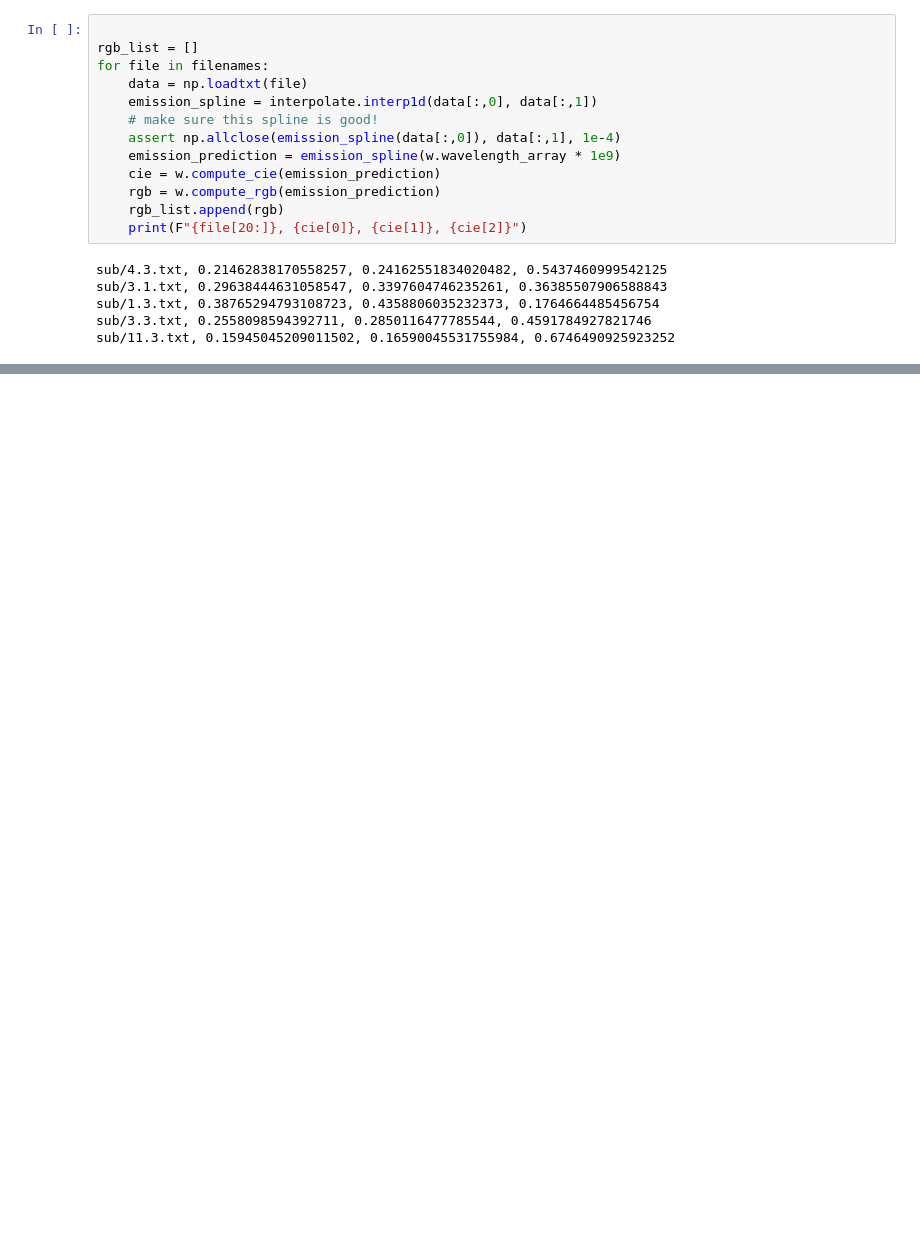
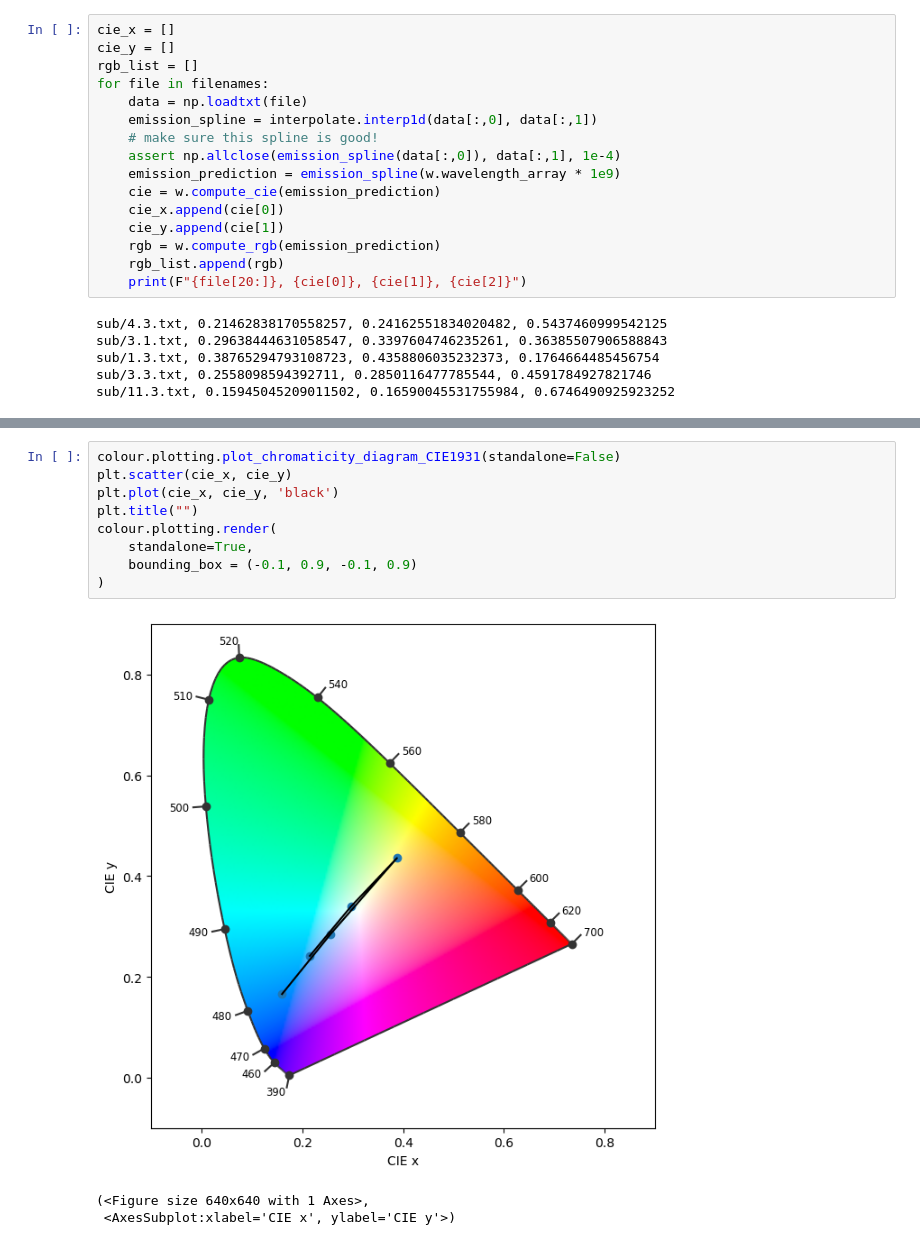
Before and after one commit to FoleyLab/wptherml, a Jupyter notebook: examples/Meth_and_Butoxy_TTz.ipynb, the cells around one changed output, grey strips where cells are left out. Drawn from its saved outputs; the diff is of its cells as text; blank space fills up the shorter version.

Commit message:
made some progress modifying the figures

```diff
--- a/examples/Meth_and_Butoxy_TTz.ipynb
+++ b/examples/Meth_and_Butoxy_TTz.ipynb
@@ -35,7 +35,8 @@ print(filenames)
 Now read in the emission spectra from each file, compute the CIE and RGB values for each spectrum, print
 the filename and CIE values, and store the RGB values to a list.  We will use that RGB list subsequently to plot the values on the CIE color gamut.
 # %%
-
+cie_x = []
+cie_y = []
 rgb_list = []
 for file in filenames:
     data = np.loadtxt(file)
@@ -44,6 +45,8 @@ for file in filenames:
     assert np.allclose(emission_spline(data[:,0]), data[:,1], 1e-4)
     emission_prediction = emission_spline(w.wavelength_array * 1e9)
     cie = w.compute_cie(emission_prediction)
+    cie_x.append(cie[0])
+    cie_y.append(cie[1])
     rgb = w.compute_rgb(emission_prediction)
     rgb_list.append(rgb)
     print(F"{file[20:]}, {cie[0]}, {cie[1]}, {cie[2]}")
@@ -61,0 +64,13 @@ plot_RGB_chromaticities_in_chromaticity_diagram_CIE1931(rgb_list, c='black')
+# %%
+colour.plotting.plot_chromaticity_diagram_CIE1931(standalone=False)
+plt.scatter(cie_x, cie_y)
+plt.plot(cie_x, cie_y, 'black')
+plt.title("")
+colour.plotting.render(
+    standalone=True,
+    bounding_box = (-0.1, 0.9, -0.1, 0.9)
+)
+# %% [output]
+[figure, added]
+(<Figure size 640x640 with 1 Axes>,
+ <AxesSubplot:xlabel='CIE x', ylabel='CIE y'>)
```
Also changed, not shown: parts of 1 cell of this notebook.
